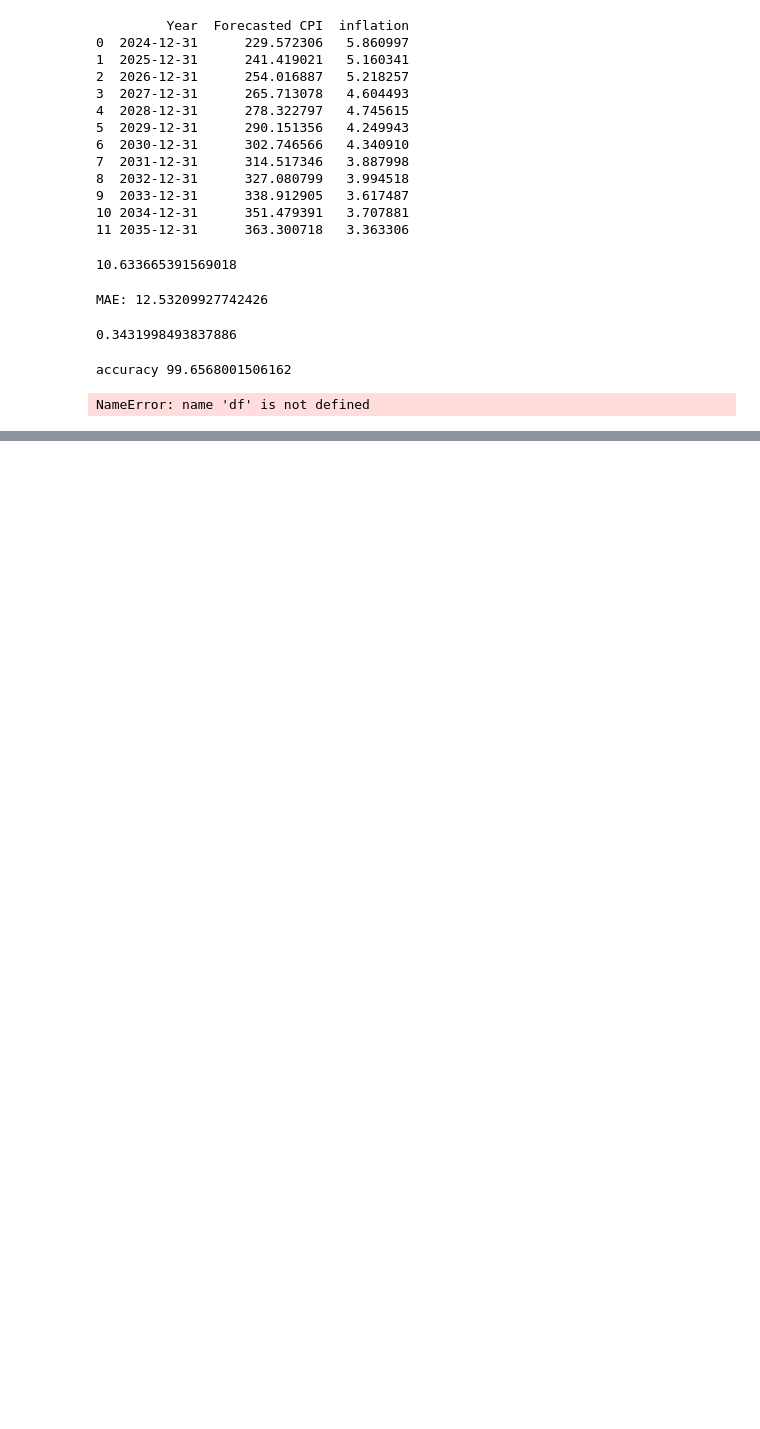
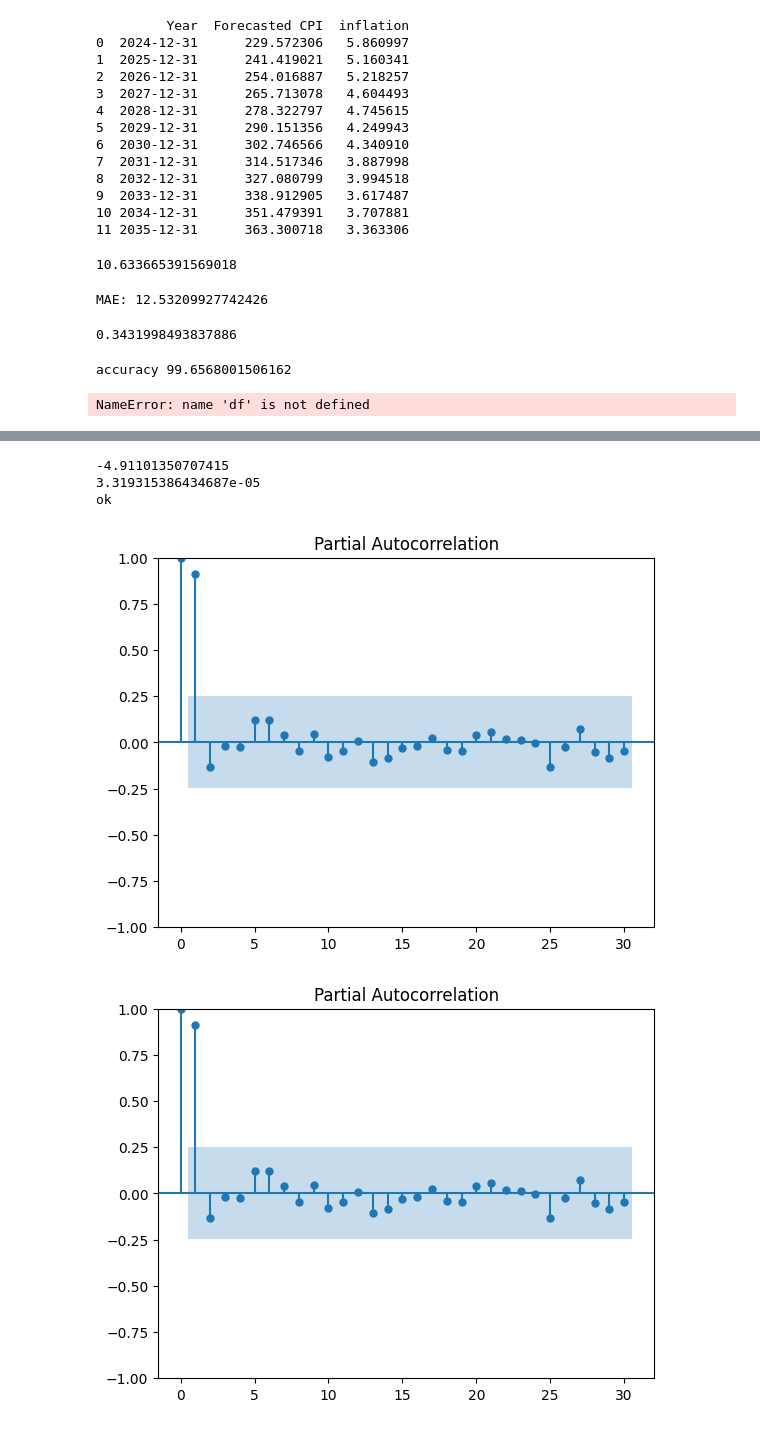
Before and after one commit to Lestonrego/Time-series, a Jupyter notebook: Time_Series.ipynb, the cells around one changed output, grey strips where cells are left out. Saved outputs shown, nothing was run; the diff lists cells and outputs as text; code cells hidden in the pictures; blank space fills up the shorter version.

```diff
--- a/Time_Series.ipynb
+++ b/Time_Series.ipynb
@@ -558,0 +543,16 @@ p-value: 1.0
+# %%
+from statsmodels.tsa.stattools import adfuller
+
+diff=cpi.diff().diff().dropna()
+result1=adfuller(diff)
+print(result1[0])
+print(result1[1])
+
+if result1[1]< 0.05:
+    print("ok")
+else:
+    print("not ok")
+# %% [output]
+-4.91101350707415
+3.319315386434687e-05
+ok
@@ -558,0 +561,6 @@ p-value: 1.0
+# %%
+plot_pacf(cpi.diff(2).dropna(),lags=30)
+#p=5  or 2 formula n-1
+# %% [output]
+[figure, added]
+[figure, added]
```
Also changed, not shown: parts of 8 cells of this notebook.
